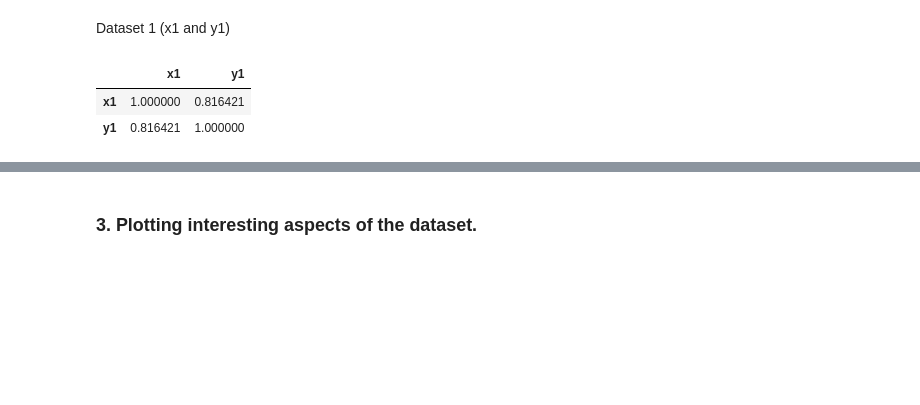
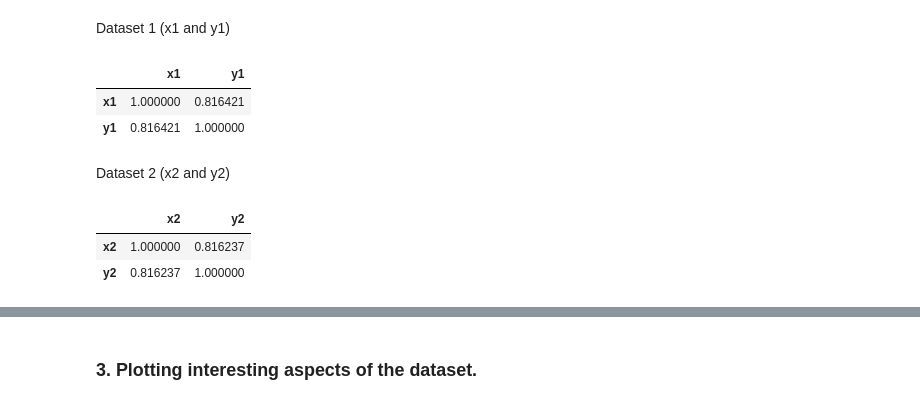
Before and after one commit to MartynaMisk/AnscombesQuarter, a Jupyter notebook: InvestigationAnscombesQuartet.ipynb, the cells around one changed output, grey strips where cells are left out. Saved outputs shown, nothing was run; the diff lists cells and outputs as text; code cells hidden in the pictures; blank space fills up the shorter version.

```diff
--- a/InvestigationAnscombesQuartet.ipynb
+++ b/InvestigationAnscombesQuartet.ipynb
@@ -189,3 +183,11 @@ df.loc[:,["x1", "y1"]].corr()
 |  | x1 | y1 |
 | x1 | 1.000000 | 0.816421 |
 | y1 | 0.816421 | 1.000000 |
+# %% [markdown]
+Dataset 2 (x2 and y2)
+# %%
+df.loc[:,["x2", "y2"]].corr() #Dataset 2 correlation results match previous results.
+# %% [output]
+|  | x2 | y2 |
+| x2 | 1.000000 | 0.816237 |
+| y2 | 0.816237 | 1.000000 |
```
Also changed, not shown: parts of 37 cells of this notebook.
